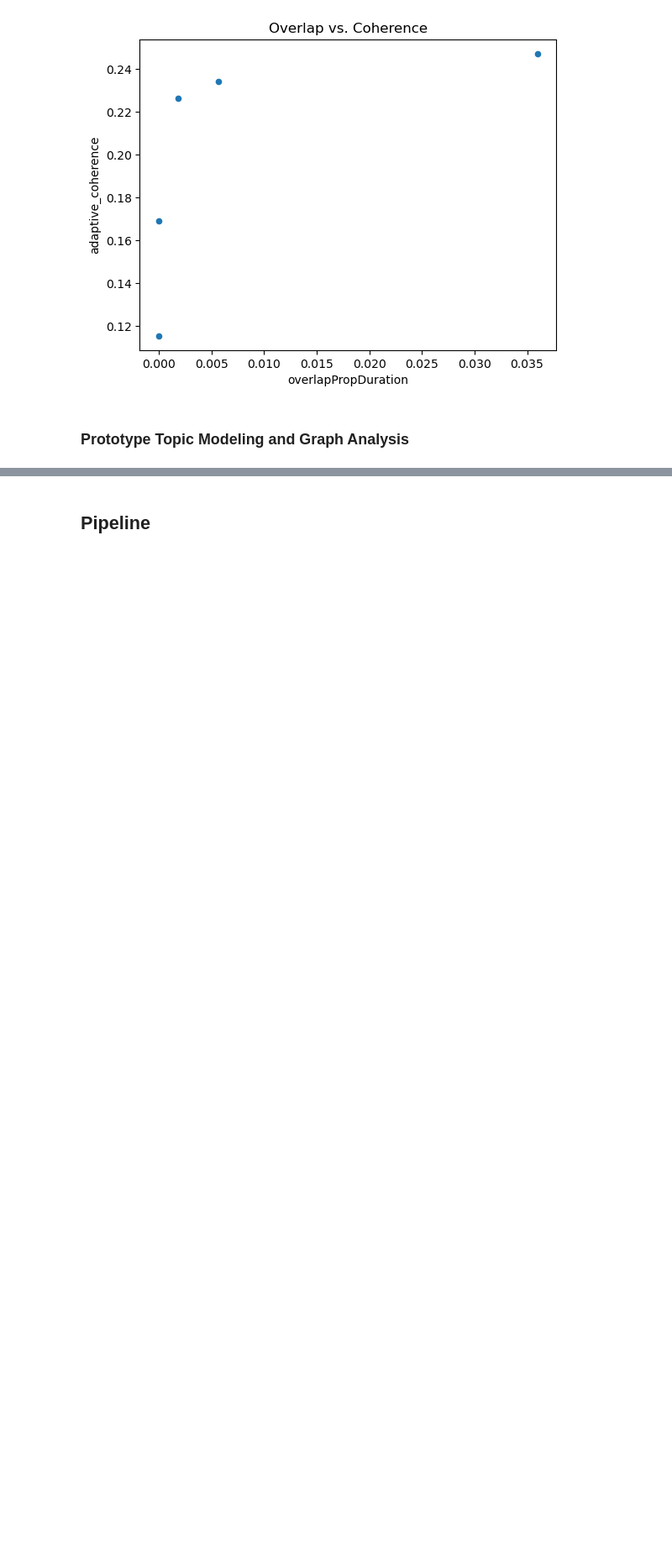
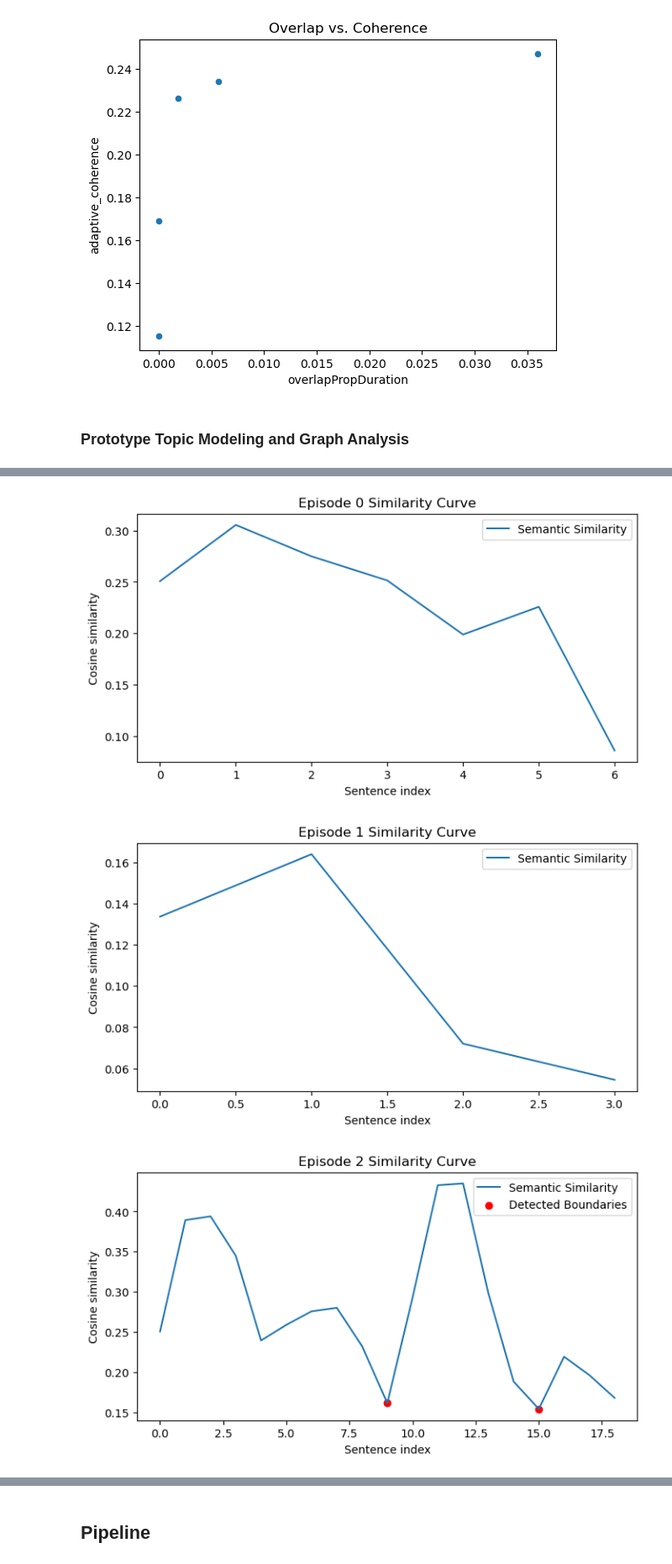
Before and after one commit to au-nlp/project-milestone-p2-group-10, a Jupyter notebook: main.ipynb, the cells around one changed output, grey strips where cells are left out. Shown at 84% size. Cells and saved outputs as stored; diff of their text form; code cells hidden in the pictures; blank space fills up the shorter version.

```diff
--- a/main.ipynb
+++ b/main.ipynb
@@ -212,0 +217,4 @@ plt.show()
+# %%
+# Selecting first 5 episodes
+num_episodes = 5
+dataset_sample_subset = dataset_sample.head(num_episodes)
@@ -212,0 +223,43 @@ plt.show()
+# %%
+# Sentence transformer model
+model = SentenceTransformer("all-MiniLM-L6-v2")
+
+# Adaptive segmentation and similarity curves
+segments_list = []
+
+for i, row in dataset_sample_subset.iterrows():
+    transcript = row["transcript"]
+    if not isinstance(transcript, str) or len(transcript.split()) < 50:
+        continue
+
+    # Apply adaptive segmentation
+    segments, sim_scores, peaks = segment_adaptive(transcript, model)
+
+    # Plot similarity curve for each episode
+    plt.figure(figsize=(8,4))
+    plt.plot(sim_scores, label="Semantic Similarity")
+    if len(peaks) > 0:
+        plt.scatter(peaks, np.array(sim_scores)[peaks], color='red', label='Detected Boundaries')
+    plt.title(f"Episode {i} Similarity Curve")
+    plt.xlabel("Sentence index")
+    plt.ylabel("Cosine similarity")
+    plt.legend()
+    plt.show()
+
+    # Save segments in list
+    for seg in segments:
+        segments_list.append({
+            "episode_id": i,
+            "epTitle": row.get("epTitle", f"Episode {i}"),
+            "podTitle": row.get("podTitle", "Unknown Podcast"),
+            "segment_text": seg
+        })
+
+# Convert to DataFrame
+segments_df = pd.DataFrame(segments_list)
+print(f"Total segments extracted: {len(segments_df)}")
+segments_df.head()
+# %% [output]
+[figure, added]
+[figure, added]
+[figure, added]
```
Also changed, not shown: parts of 9 cells of this notebook.
